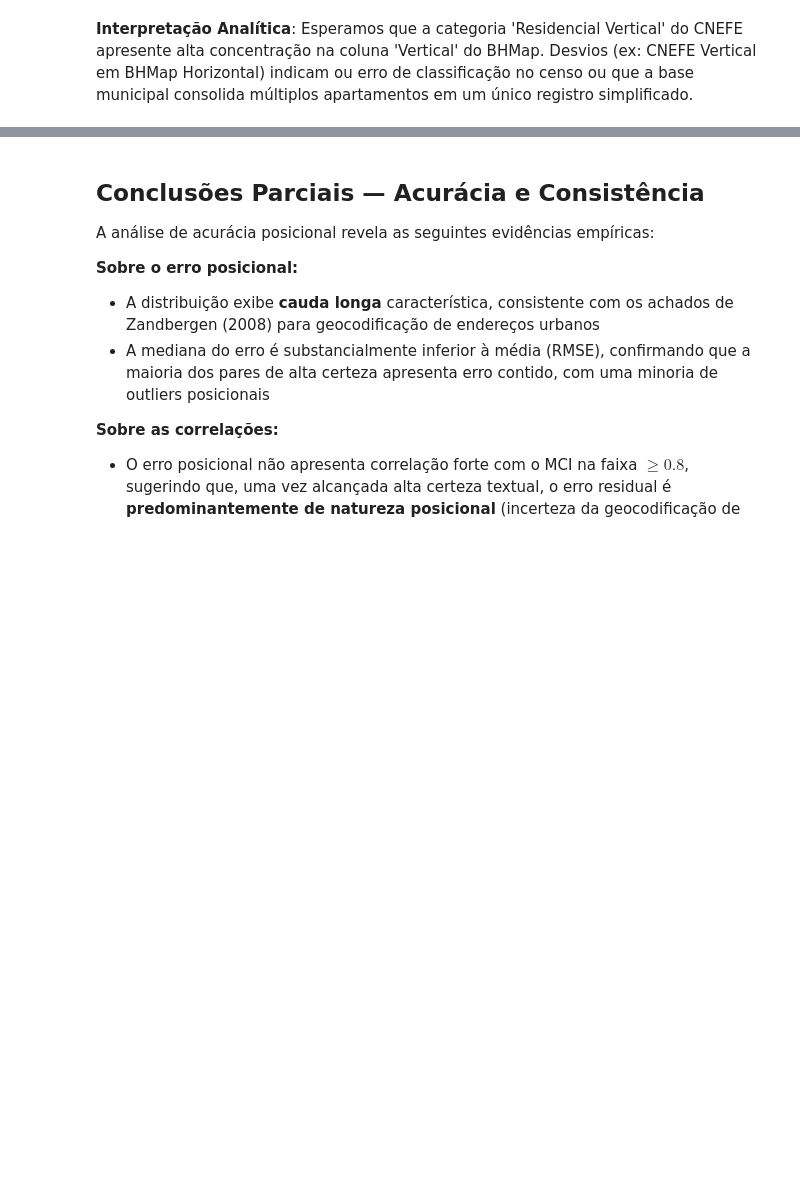
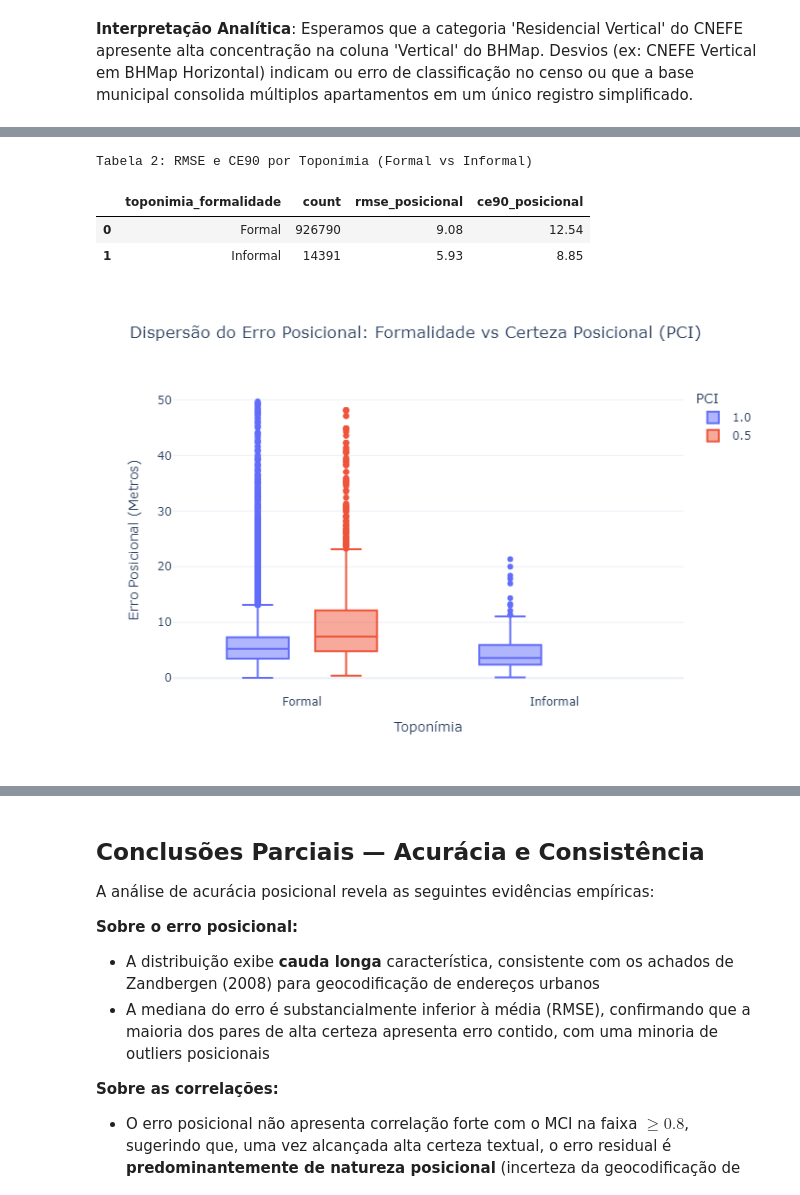
Before and after one commit to mcatrinque/geocoding-quality-analysis, a Jupyter notebook: notebooks/04_quality_and_accuracy.ipynb, the cells around one changed output, grey strips where cells are left out. Drawn from its saved outputs; the diff is of its cells as text; code cells hidden in the pictures; blank space fills up the shorter version.

```diff
--- a/notebooks/04_quality_and_accuracy.ipynb
+++ b/notebooks/04_quality_and_accuracy.ipynb
@@ -334,0 +339,45 @@ fig.write_image(str(config.FIGURES_DIR / "04_semantic_consistency_heatmap.png"))
+# %%
+
+from src.metrics import calculate_ce90, categorize_formal_informal_toponymy, calculate_pci
+import plotly.express as px
+
+# Aplicar o PCI e Formalidade na amostra e na base completa
+high_certainty_df = calculate_pci(high_certainty_df)
+high_certainty_df = categorize_formal_informal_toponymy(high_certainty_df)
+hc_sample = calculate_pci(hc_sample)
+hc_sample = categorize_formal_informal_toponymy(hc_sample)
+
+# Calculando RMSE e CE90 por formalidade
+formal_summary = high_certainty_df.groupby('toponimia_formalidade').agg(
+    count=('id_cnefe', 'count'),
+    rmse_posicional=('spatial_distance', lambda x: calculate_positional_rmse(high_certainty_df.loc[x.index], 'spatial_distance')),
+    ce90_posicional=('spatial_distance', lambda x: calculate_ce90(high_certainty_df.loc[x.index], 'spatial_distance'))
+).reset_index()
+
+print("Tabela 2: RMSE e CE90 por Toponímia (Formal vs Informal)")
+display(formal_summary)
+formal_summary.to_csv('outputs/tables/04_quality_by_formality.csv', index=False)
+
+# Boxplot de Erro por Formalidade x PCI
+fig_form = px.box(
+    hc_sample,
+    x="toponimia_formalidade",
+    y="spatial_distance",
+    color="PCI",
+    title='Dispersão do Erro Posicional: Formalidade vs Certeza Posicional (PCI)',
+    category_orders={"PCI": [1.0, 0.5]}
+)
+
+fig_form.update_layout(
+    xaxis_title="Toponímia",
+    yaxis_title="Erro Posicional (Metros)",
+    template='plotly_white'
+)
+fig_form.show()
+fig_form.write_image('outputs/figures/04_error_by_formality_pci.png')
+# %% [output]
+Tabela 2: RMSE e CE90 por Toponímia (Formal vs Informal)
+|  | toponimia_formalidade | count | rmse_posicional | ce90_posicional |
+| 0 | Formal | 926790 | 9.08 | 12.54 |
+| 1 | Informal | 14391 | 5.93 | 8.85 |
+[figure, added]
```
Also changed, not shown: parts of 5 cells of this notebook, 11 other files.
